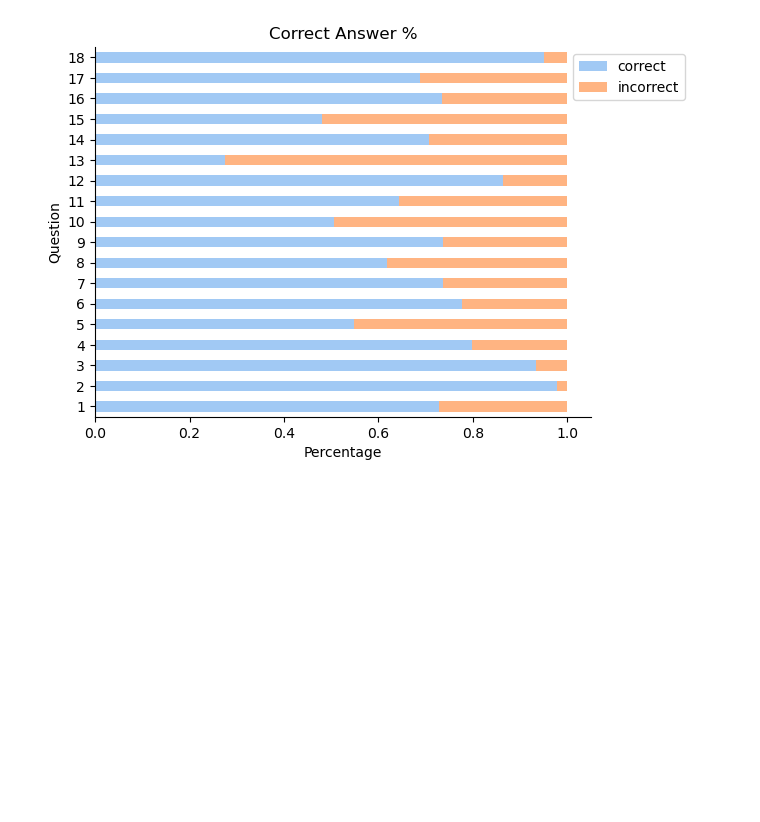
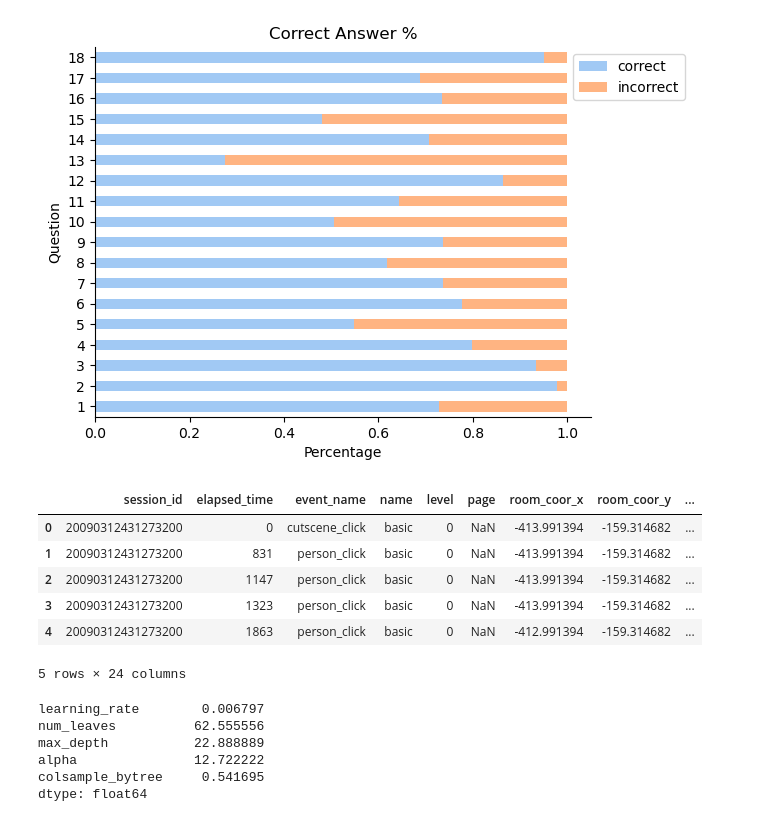
Before and after one commit to yaobviously/kaggle_predict_students, a Jupyter notebook: training_model.ipynb, the cells around one changed output. Drawn from its saved outputs; the diff is of its cells as text; code cells hidden in the pictures; blank space fills up the shorter version.

```diff
--- a/training_model.ipynb
+++ b/training_model.ipynb
@@ -148,6 +148,16 @@ df['screen_manh_distance'] = abs(df['screen_coor_x']) + abs(df['screen_coor_y'])
 #     df.loc[start_idx:end_idx, 'indicator_col'] = count
 
 #     count += 1
+# %%
+df.head()
+# %% [output]
+|  | session_id | elapsed_time | event_name | name | level | page | room_coor_x | room_coor_y | ... |
+| 0 | 20090312431273200 | 0 | cutscene_click | basic | 0 | NaN | -413.991394 | -159.314682 | ... |
+| 1 | 20090312431273200 | 831 | person_click | basic | 0 | NaN | -413.991394 | -159.314682 | ... |
+| 2 | 20090312431273200 | 1147 | person_click | basic | 0 | NaN | -413.991394 | -159.314682 | ... |
+| 3 | 20090312431273200 | 1323 | person_click | basic | 0 | NaN | -413.991394 | -159.314682 | ... |
+| 4 | 20090312431273200 | 1863 | person_click | basic | 0 | NaN | -412.991394 | -159.314682 | ... |
+5 rows × 24 columns
 # %%
 # i like this feature and the code to produce it, but it may not be useful
 # out for now
@@ -324,0 +411,9 @@ for _, row in labels_df.iterrows():
+# %%
+pd.DataFrame(param_dict).mean(axis=1)
+# %% [output]
+learning_rate        0.006797
+num_leaves          62.555556
+max_depth           22.888889
+alpha               12.722222
+colsample_bytree     0.541695
+dtype: float64
```
Also changed, not shown: parts of 16 cells of this notebook.
